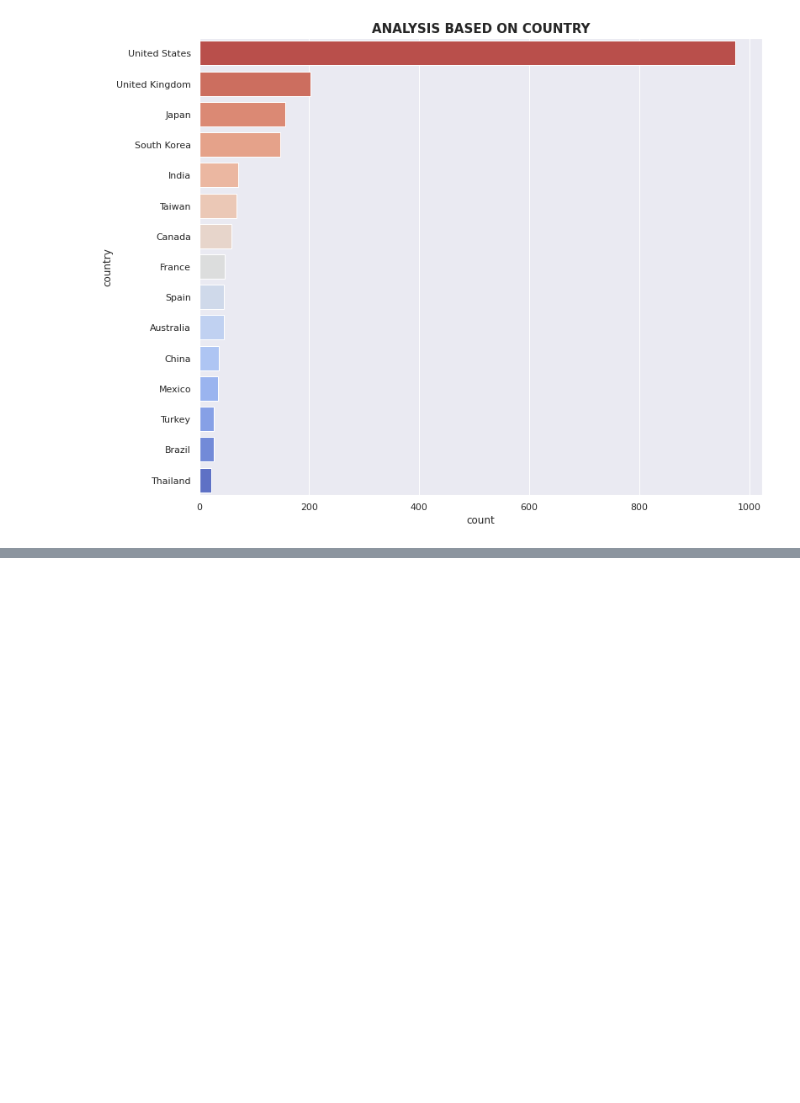
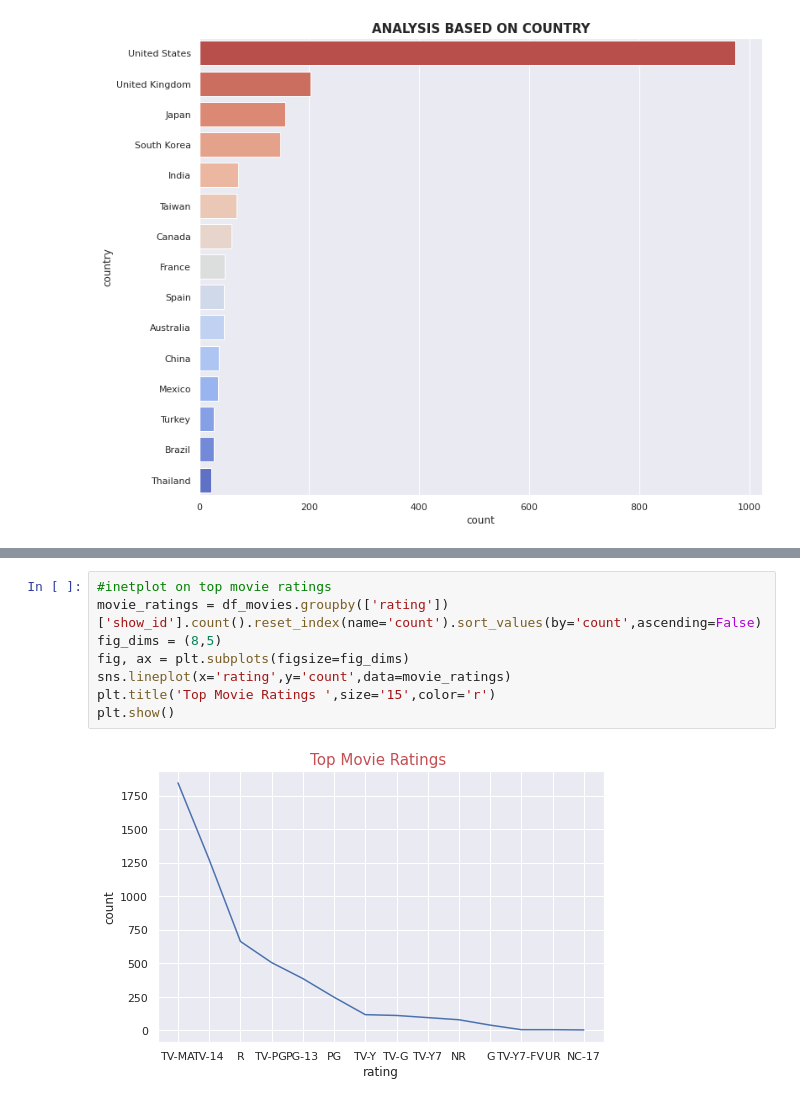
Before and after one commit to shakib68/Netflix-capstone4, a Jupyter notebook: Copy_of_NETFLIX_MOVIES_AND_TV_SHOWS_CLUSTERING.ipynb, the cells around one changed output, grey strips where cells are left out. Cells and saved outputs as stored; diff of their text form; blank space fills up the shorter version.

```diff
--- a/Copy_of_NETFLIX_MOVIES_AND_TV_SHOWS_CLUSTERING.ipynb
+++ b/Copy_of_NETFLIX_MOVIES_AND_TV_SHOWS_CLUSTERING.ipynb
@@ -307,0 +338,10 @@ plt.show()
+# %%
+#inetplot on top movie ratings
+movie_ratings = df_movies.groupby(['rating'])['show_id'].count().reset_index(name='count').sort_values(by='count',ascending=False)
+fig_dims = (8,5)
+fig, ax = plt.subplots(figsize=fig_dims)
+sns.lineplot(x='rating',y='count',data=movie_ratings)
+plt.title('Top Movie Ratings ',size='15',color='r')
+plt.show()
+# %% [output]
+[figure, added]
```
Also changed, not shown: parts of 16 cells of this notebook.
